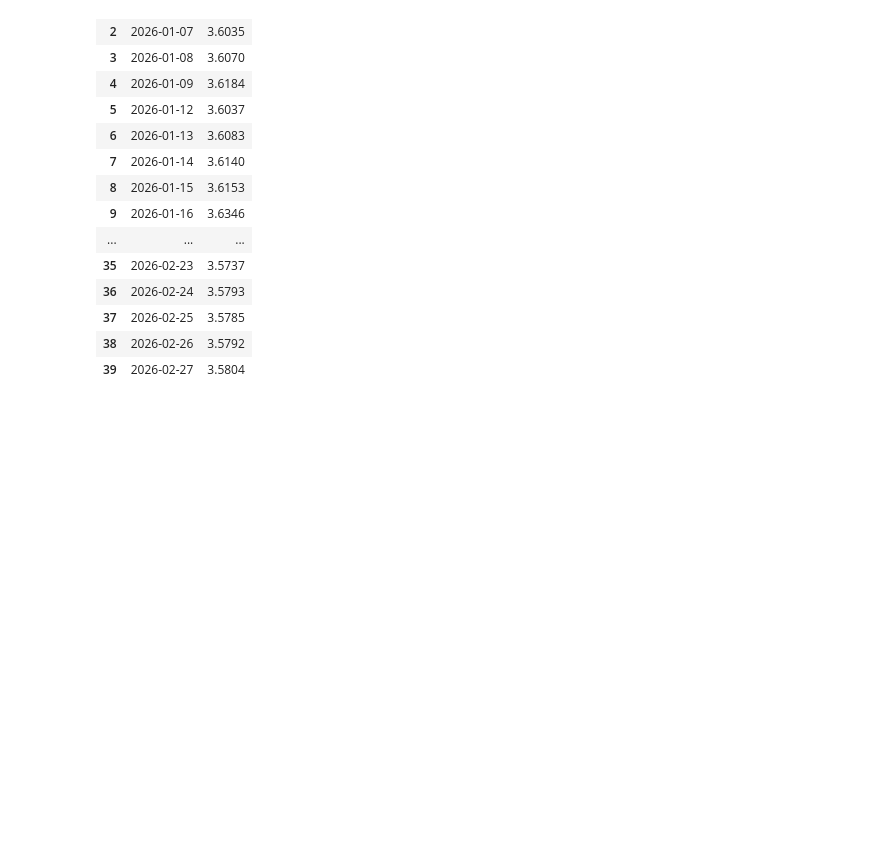
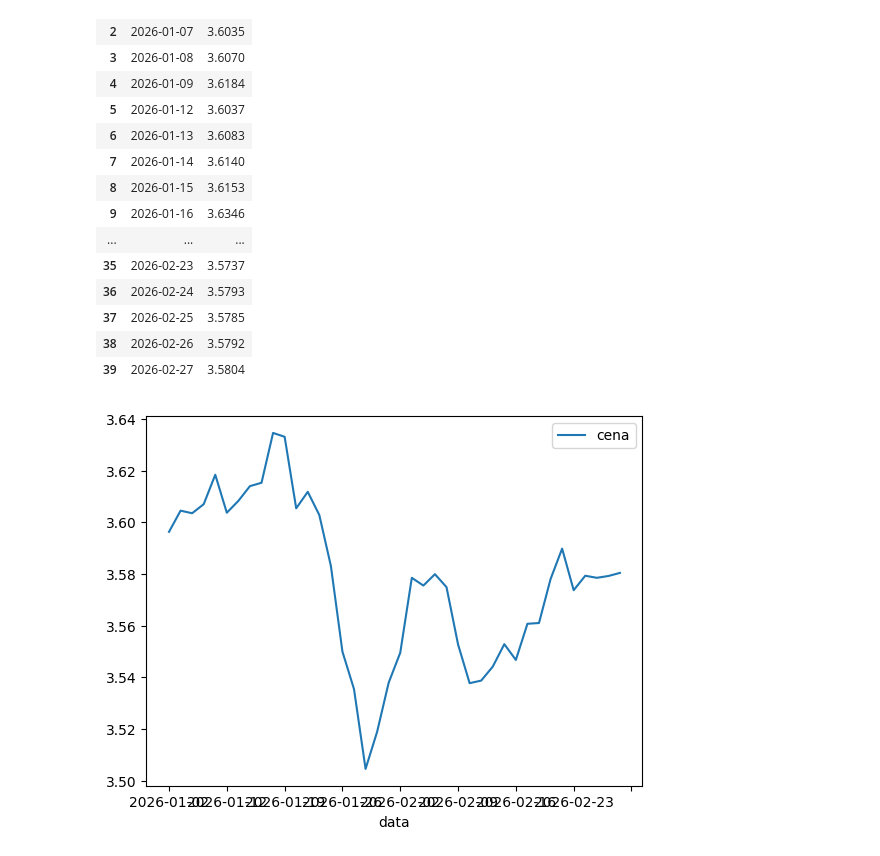
Before and after one commit to tomasz450/Analiza-danych-w-Python-11.05.26, a Jupyter notebook: 5. Dane tekstowe i API/Dane tekstowe i API.ipynb, the cells around one changed output. Cells and saved outputs as stored; diff of their text form; code cells hidden in the pictures; blank space fills up the shorter version.

```diff
--- a/5. Dane tekstowe i API/Dane tekstowe i API.ipynb
+++ b/5. Dane tekstowe i API/Dane tekstowe i API.ipynb
@@ -242,3 +242,7 @@ test
 | 37 | 2026-02-25 | 3.5785 |
 | 38 | 2026-02-26 | 3.5792 |
 | 39 | 2026-02-27 | 3.5804 |
+# %%
+test.set_index('data').plot();
+# %% [output]
+[figure, added]
```
